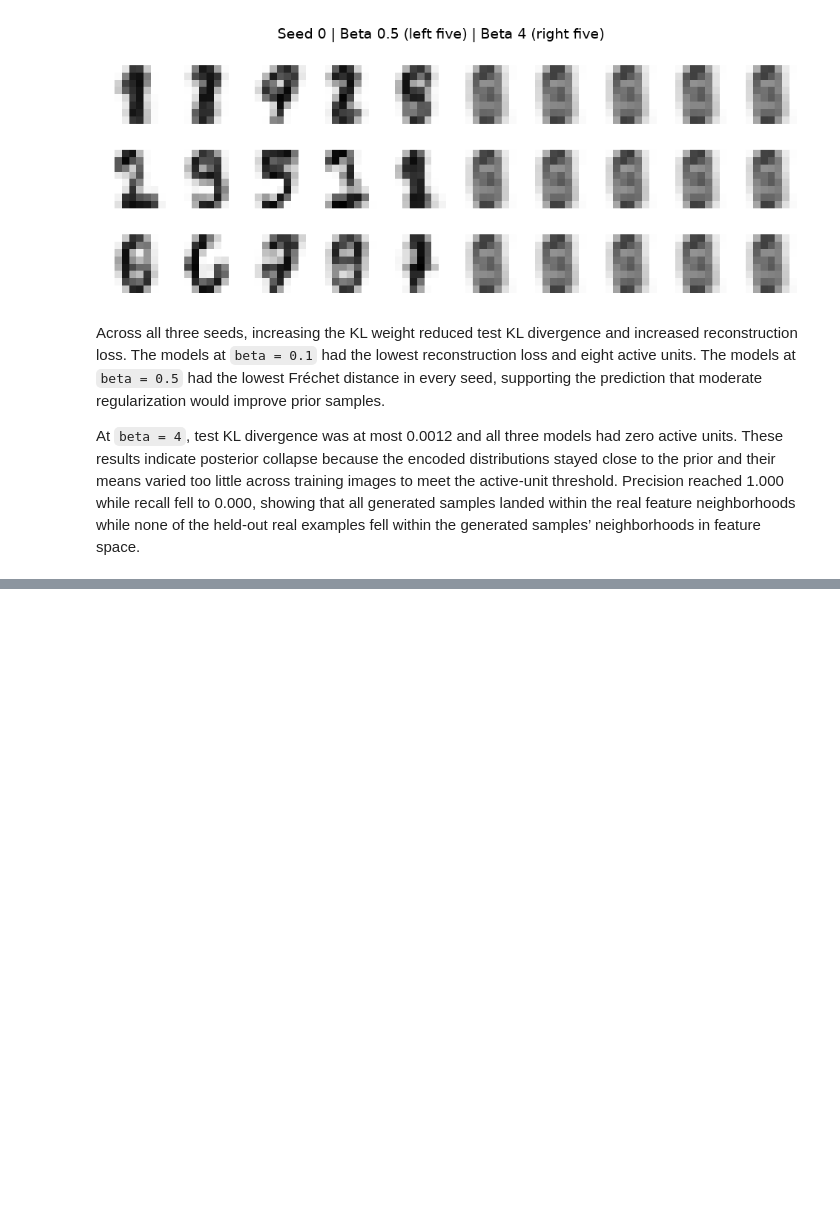
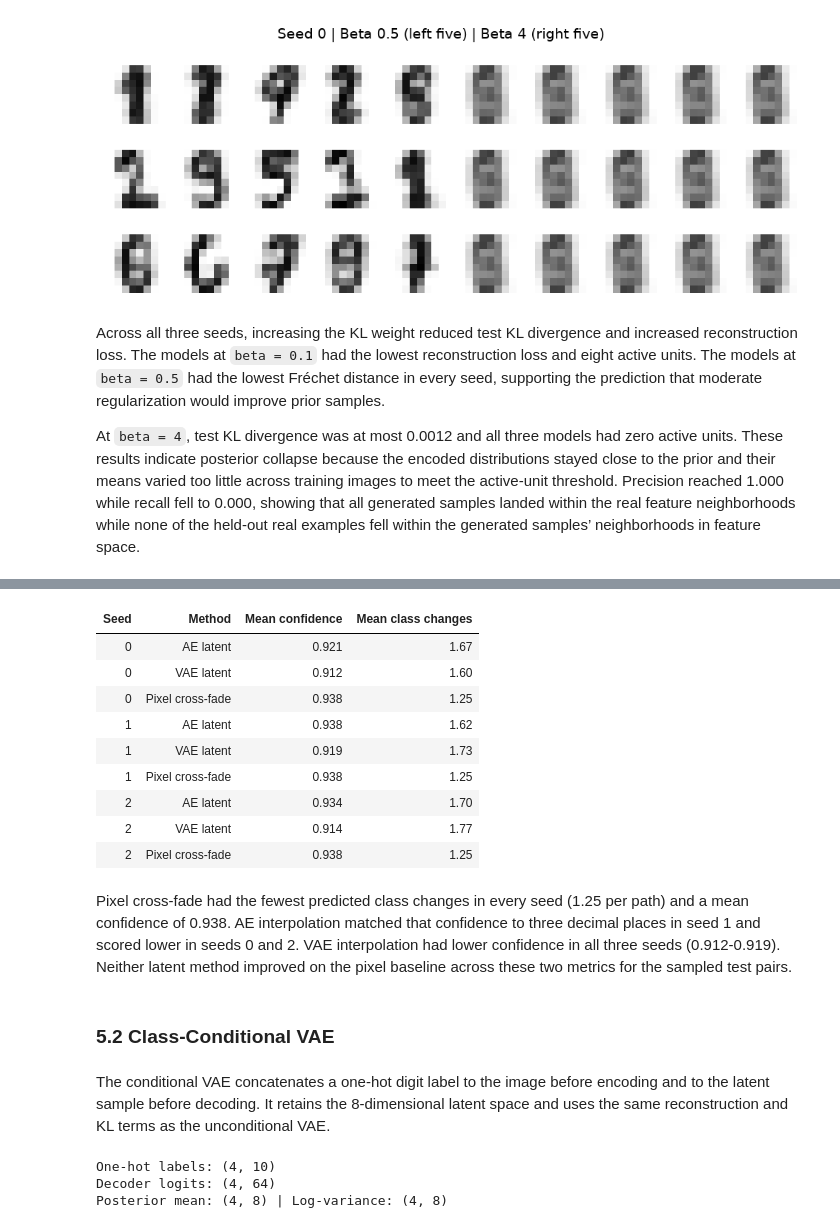
Before and after one commit to dancmartin11/aigc-5500-lab-07-latent-spaces, a Jupyter notebook: daniel_alejandro_castillo_martin_LAB7.ipynb, the cells around one changed output, grey strips where cells are left out. Drawn from its saved outputs; the diff is of its cells as text; code cells hidden in the pictures; blank space fills up the shorter version.

```diff
--- a/daniel_alejandro_castillo_martin_LAB7.ipynb
+++ b/daniel_alejandro_castillo_martin_LAB7.ipynb
@@ -380,0 +393,54 @@ At `beta = 4`, test KL divergence was at most 0.0012 and all three models had ze
+# %%
+# Sample test pairs
+test_pairs = sample_test_pairs(y_test, n_pairs = 40, seed = 0)
+
+# Evaluate the interpolation
+interpolation_rows = []
+for seed, (ae, vae) in matched_models.items():
+    results = evaluate_interpolation(ae, vae, feature_net, x_test, test_pairs, n_steps = 10)
+    interpolation_rows.extend({'Seed': seed, **result} for result in results)
+
+# Create a DataFrame from the interpolation results
+interpolation_df = pd.DataFrame(interpolation_rows)
+interpolation_df.style.format({
+    'Mean confidence': '{:.3f}',
+    'Mean class changes': '{:.2f}'}).hide(axis = 'index')
+# %% [output]
+| Seed | Method | Mean confidence | Mean class changes |
+| 0 | AE latent | 0.921 | 1.67 |
+| 0 | VAE latent | 0.912 | 1.60 |
+| 0 | Pixel cross-fade | 0.938 | 1.25 |
+| 1 | AE latent | 0.938 | 1.62 |
+| 1 | VAE latent | 0.919 | 1.73 |
+| 1 | Pixel cross-fade | 0.938 | 1.25 |
+| 2 | AE latent | 0.934 | 1.70 |
+| 2 | VAE latent | 0.914 | 1.77 |
+| 2 | Pixel cross-fade | 0.938 | 1.25 |
+# %% [markdown]
+Pixel cross-fade had the fewest predicted class changes in every seed (1.25 per path) and a mean confidence of 0.938. AE interpolation matched that confidence to three decimal places in seed 1 and scored lower in seeds 0 and 2. VAE interpolation had lower confidence in all three seeds (0.912-0.919). Neither latent method improved on the pixel baseline across these two metrics for the sampled test pairs.
+# %% [markdown]
+### 5.2 Class-Conditional VAE
+# %% [markdown]
+The conditional VAE concatenates a one-hot digit label to the image before encoding and to the latent sample before decoding. It retains the 8-dimensional latent space and uses the same reconstruction and KL terms as the unconditional VAE.
+# %%
+# Define the number of classes
+N_CLASSES = 10
+# Convert the training labels to one-hot encoding
+train_labels_one_hot = S.one_hot(y_train, n = N_CLASSES)
+
+# Set the seed for reproducibility
+torch.manual_seed(0)
+conditional_vae = ConditionalVAE(input_dim = INPUT_DIM, hidden_dim = HIDDEN_DIM, latent_dim = LATENT_DIM, n_classes = N_CLASSES)
+
+# Forward pass through the conditional VAE
+with torch.no_grad():
+    logits, mu, logvar = conditional_vae(x_train[:4], train_labels_one_hot[:4])
+
+# Print the shapes of the one-hot labels, decoder logits, and posterior mean and log-variance
+print(f'One-hot labels: {tuple(train_labels_one_hot[:4].shape)}')
+print(f'Decoder logits: {tuple(logits.shape)}')
+print(f'Posterior mean: {tuple(mu.shape)} | Log-variance: {tuple(logvar.shape)}')
+# %% [output]
+One-hot labels: (4, 10)
+Decoder logits: (4, 64)
+Posterior mean: (4, 8) | Log-variance: (4, 8)
```
Also changed, not shown: parts of 10 cells of this notebook, 3 other files.
